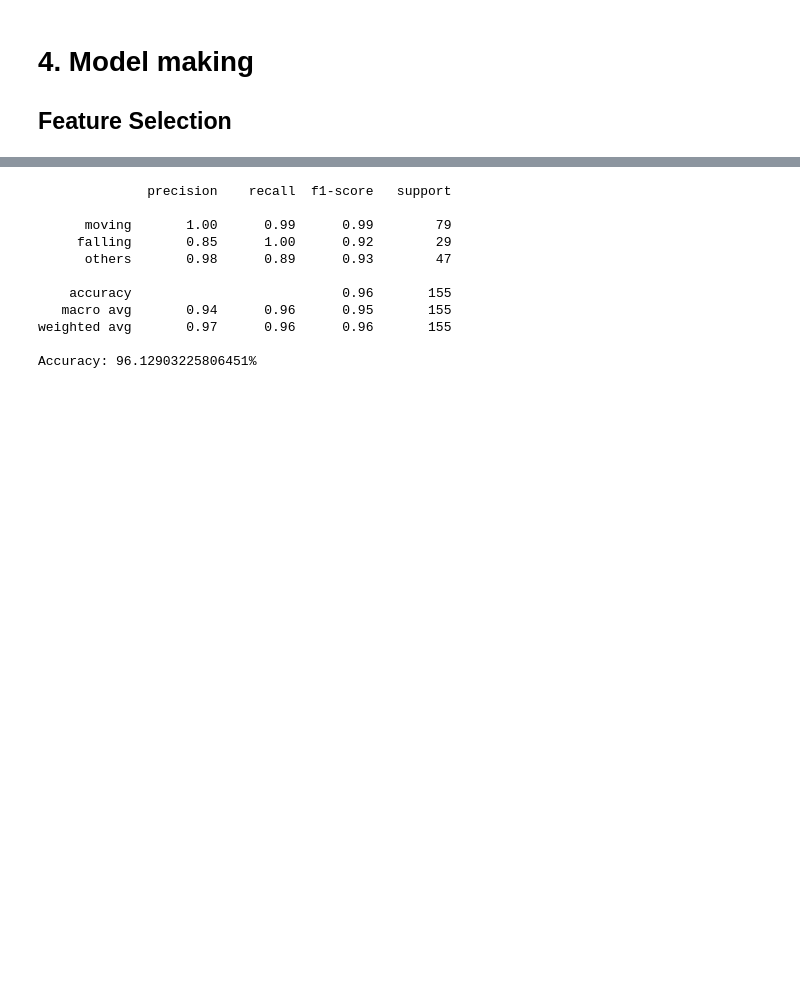
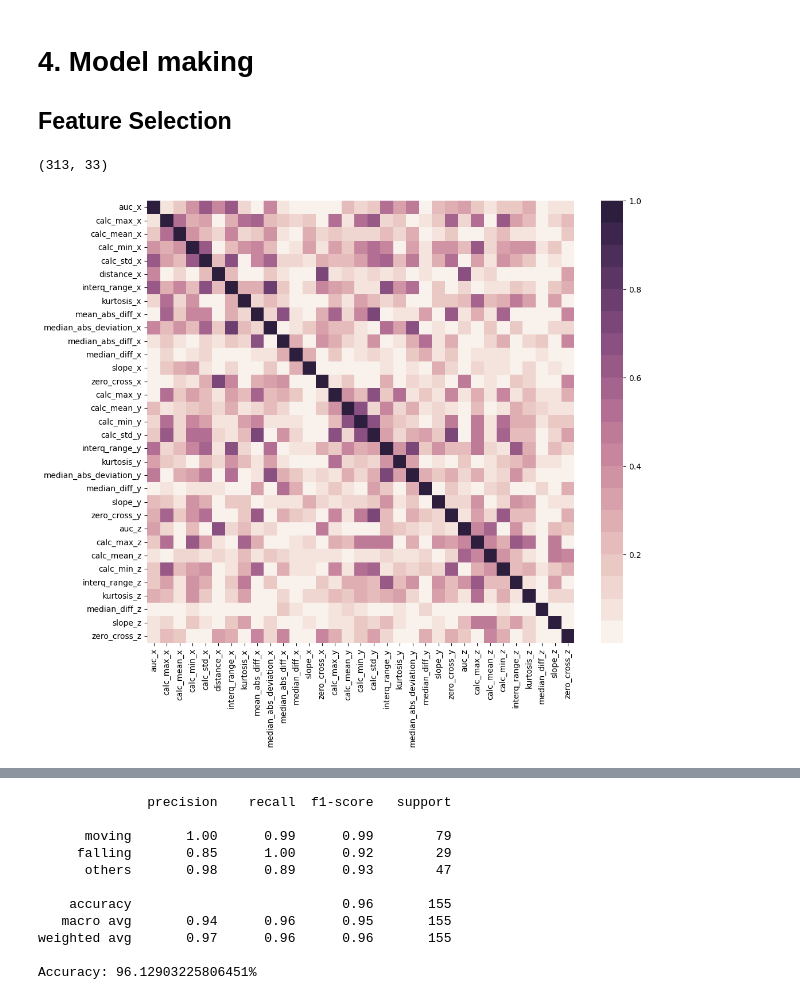
Before and after one commit to SmearyTundra/slhd-challenge, a Jupyter notebook: notebooks/challenge-1-project.ipynb, the cells around one changed output, grey strips where cells are left out. Cells and saved outputs as stored; diff of their text form; code cells hidden in the pictures; blank space fills up the shorter version.

```diff
--- a/notebooks/challenge-1-project.ipynb
+++ b/notebooks/challenge-1-project.ipynb
@@ -400 +403,53 @@ X_train, X_test, Y_train, Y_test = train_test_split(tsfeat, data['class'], test_
+# %%
+# First Feature selection
+col_drop = []
+
+# Features with high correlation for all the axis
+for i in df.columns[0:3]:
+    col_drop.append('autocorr_' + str(i))
+    col_drop.append('calc_median_' + str(i))
+    col_drop.append('calc_var_' + str(i))
+    col_drop.append('total_energy_' + str(i))
+    col_drop.append('mean_diff_' + str(i))
+    col_drop.append('positive_turning_' + str(i))
+    col_drop.append('negative_turning_' + str(i))
+    col_drop.append('mean_abs_deviation_' + str(i))
+    col_drop.append('pk_pk_distance_' + str(i))
+    col_drop.append('sum_abs_diff_' + str(i))
+
+# Features with high correlation for the y axis
+col_drop.append('auc_y')
+
+# Features with high correlation for the z axis
+col_drop.append('calc_std_z')
+
+# Features with high correlation between the x and y axis
+col_drop.append('distance_y')
+col_drop.append('mean_abs_diff_y')
+col_drop.append('median_abs_diff_y')
+
+# Features with high correlation between the x and z axis
+col_drop.append('distance_z')
+col_drop.append('mean_abs_diff_z')
+
+# Features with high correlation between the y and z axis
+col_drop.append('median_abs_deviation_z')
+col_drop.append('median_abs_diff_z')
+
+# Drop the features from the train and test set
+X_train = X_train.drop(col_drop, axis=1)
+X_test = X_test.drop(col_drop, axis=1)
+# %%
+# Number of features left
+X_train.shape
+# %% [output]
+(313, 33)
+# %%
+# Correlation plot for the remaining features
+plt.figure(figsize=(12,10))
+ax=sns.heatmap(abs(X_train.corr()), annot=False, cmap=sns.cubehelix_palette(20,  light=0.95, dark=0.15))
+ax.xaxis.tick_top
+plt.show()
+# %% [output]
+[figure, added]
 # %%
```
Also changed, not shown: parts of 5 cells of this notebook, 3 other files.
